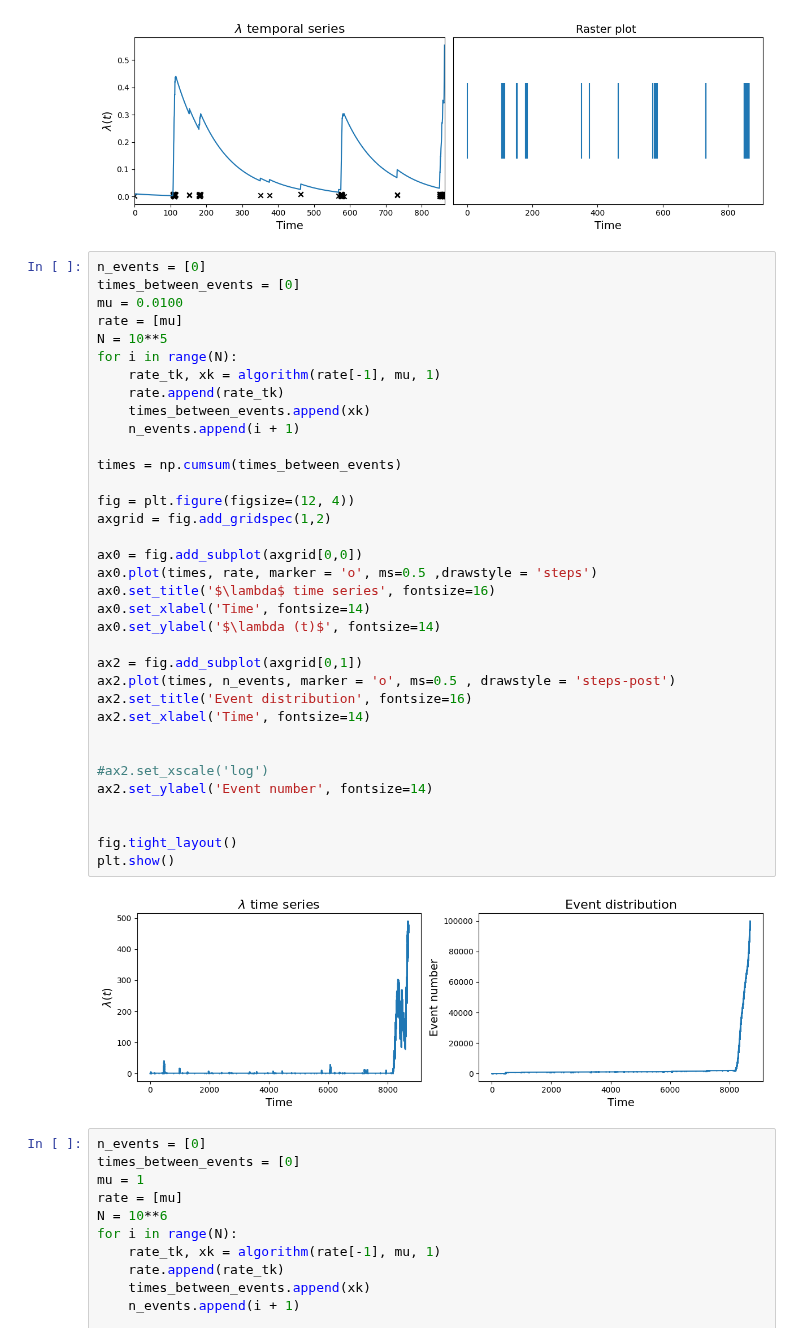
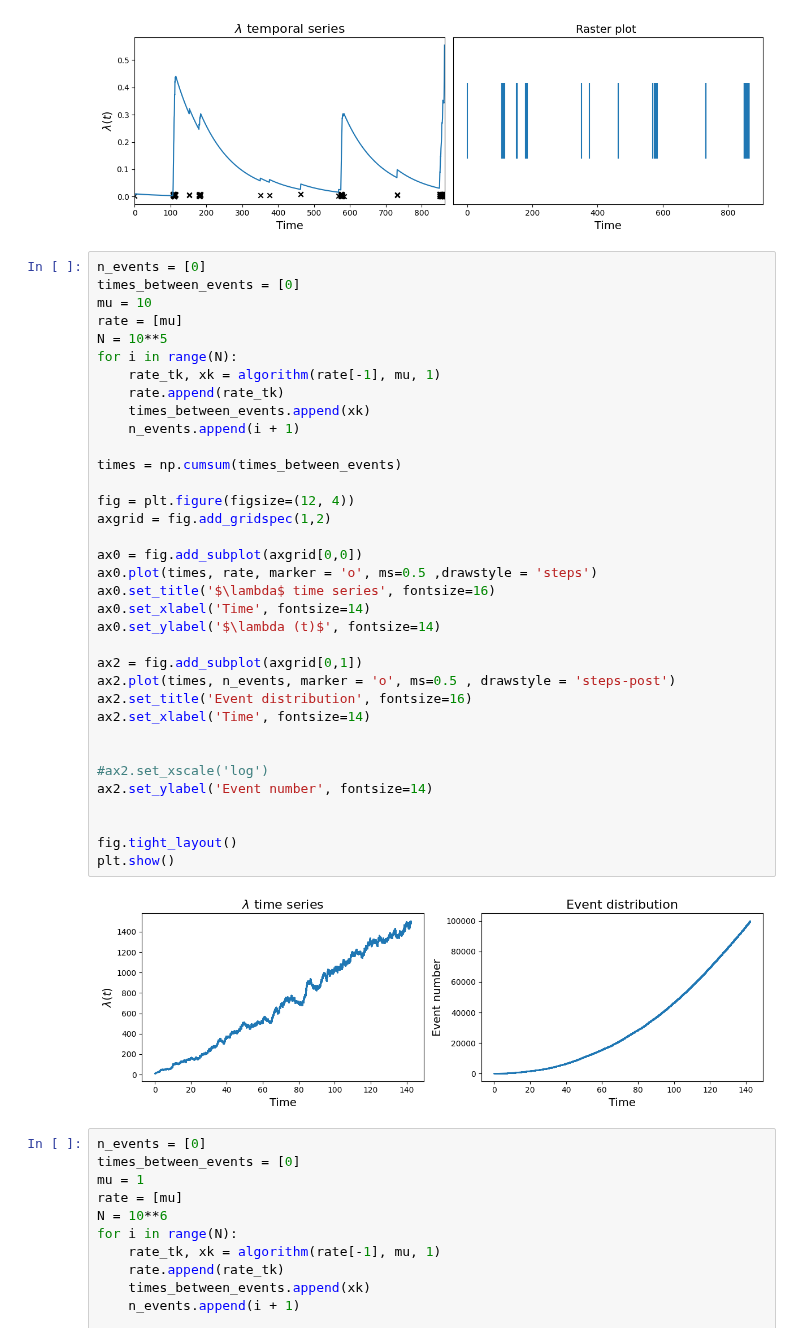
Before and after one commit to RivasAntonio/TFM, a Jupyter notebook: Códigos/Hawkes/Pruebas.ipynb, the cells around one changed output. Cells and saved outputs as stored; diff of their text form.

```diff
--- a/Códigos/Hawkes/Pruebas.ipynb
+++ b/Códigos/Hawkes/Pruebas.ipynb
@@ -97,40 +97,40 @@ plt.show()
 # %%
 n_events = [0]
 times_between_events = [0]
-mu = 0.0100
+mu = 10
 rate = [mu]
 N = 10**5
 for i in range(N):
     rate_tk, xk = algorithm(rate[-1], mu, 1)
     rate.append(rate_tk)
     times_between_events.append(xk)
     n_events.append(i + 1)
 
 times = np.cumsum(times_between_events)
 
 fig = plt.figure(figsize=(12, 4))
 axgrid = fig.add_gridspec(1,2)
 
 ax0 = fig.add_subplot(axgrid[0,0])
 ax0.plot(times, rate, marker = 'o', ms=0.5 ,drawstyle = 'steps')
 ax0.set_title('$\lambda$ time series', fontsize=16)
 ax0.set_xlabel('Time', fontsize=14)
 ax0.set_ylabel('$\lambda (t)$', fontsize=14)
 
 ax2 = fig.add_subplot(axgrid[0,1])
 ax2.plot(times, n_events, marker = 'o', ms=0.5 , drawstyle = 'steps-post')
 ax2.set_title('Event distribution', fontsize=16)
 ax2.set_xlabel('Time', fontsize=14)
 
 
 #ax2.set_xscale('log')
 ax2.set_ylabel('Event number', fontsize=14)
 
 
 fig.tight_layout()
 plt.show()
 # %% [output]
-[figure, old version]
+[figure, new version]
 # %%
 n_events = [0]
 times_between_events = [0]
```
Also changed, not shown: 21 other files.
